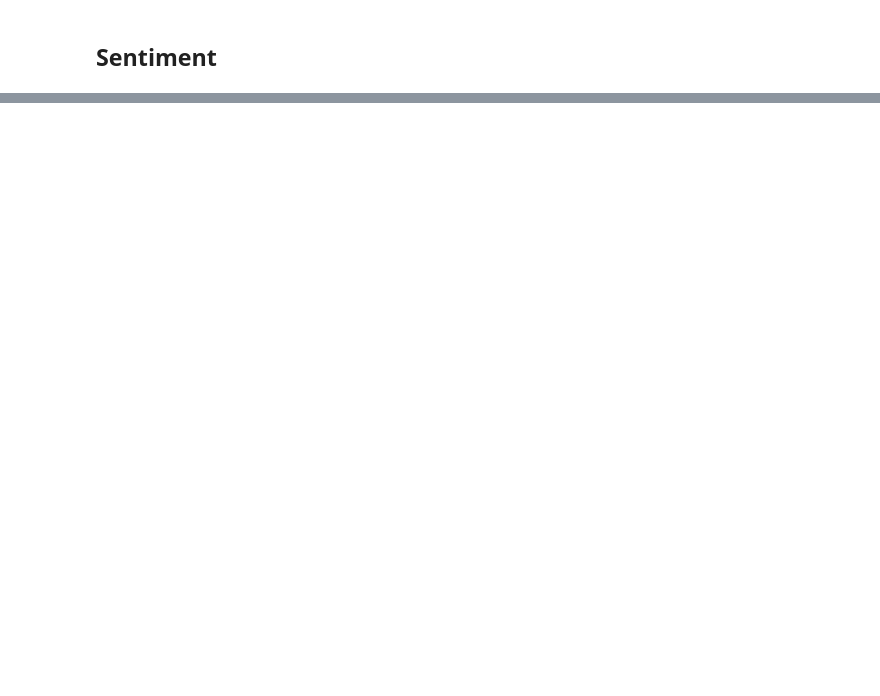
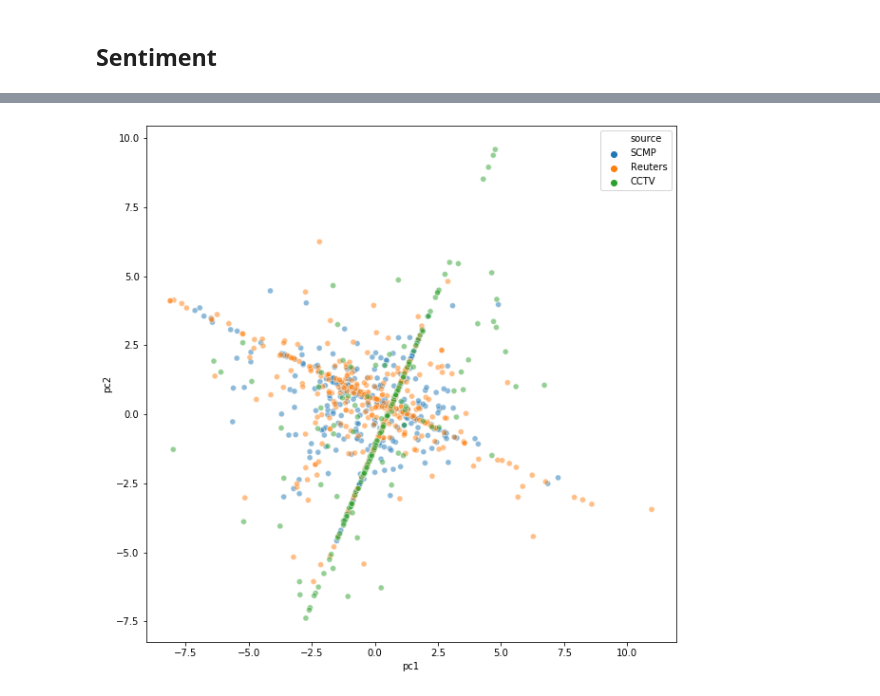
Before and after one commit to wplam107/Final_Project, a Jupyter notebook: data_eng_eda.ipynb, the cells around one changed output, grey strips where cells are left out. Drawn from its saved outputs; the diff is of its cells as text; code cells hidden in the pictures; blank space fills up the shorter version.

```diff
--- a/data_eng_eda.ipynb
+++ b/data_eng_eda.ipynb
@@ -596,0 +523,12 @@ Name: Economic, dtype: float64
+# %%
+components = pca.fit_transform(X)
+# %%
+comp_df = pd.DataFrame(data = components, columns = ['pc1', 'pc2'])
+# %%
+comp_df['source'] = y
+# %%
+cond1 = (comp_df['source'] == 'CNN')
+cond2 = (comp_df['source'] == 'ABC (Australia)')
+cond3 = (comp_df['source'] == 'CCTV')
+cond4 = (comp_df['source'] == 'Reuters')
+cond5 = (comp_df['source'] == 'SCMP')
@@ -596,0 +545,6 @@ Name: Economic, dtype: float64
+# %%
+fig = plt.figure(figsize = (10,10))
+sns.scatterplot(x='pc1', y='pc2', hue='source', alpha=0.5, data=comp_df.loc[cond4 | cond5 | cond3])
+plt.show()
+# %% [output]
+[figure, added]
```
Also changed, not shown: parts of 96 cells of this notebook, 2 other files.
